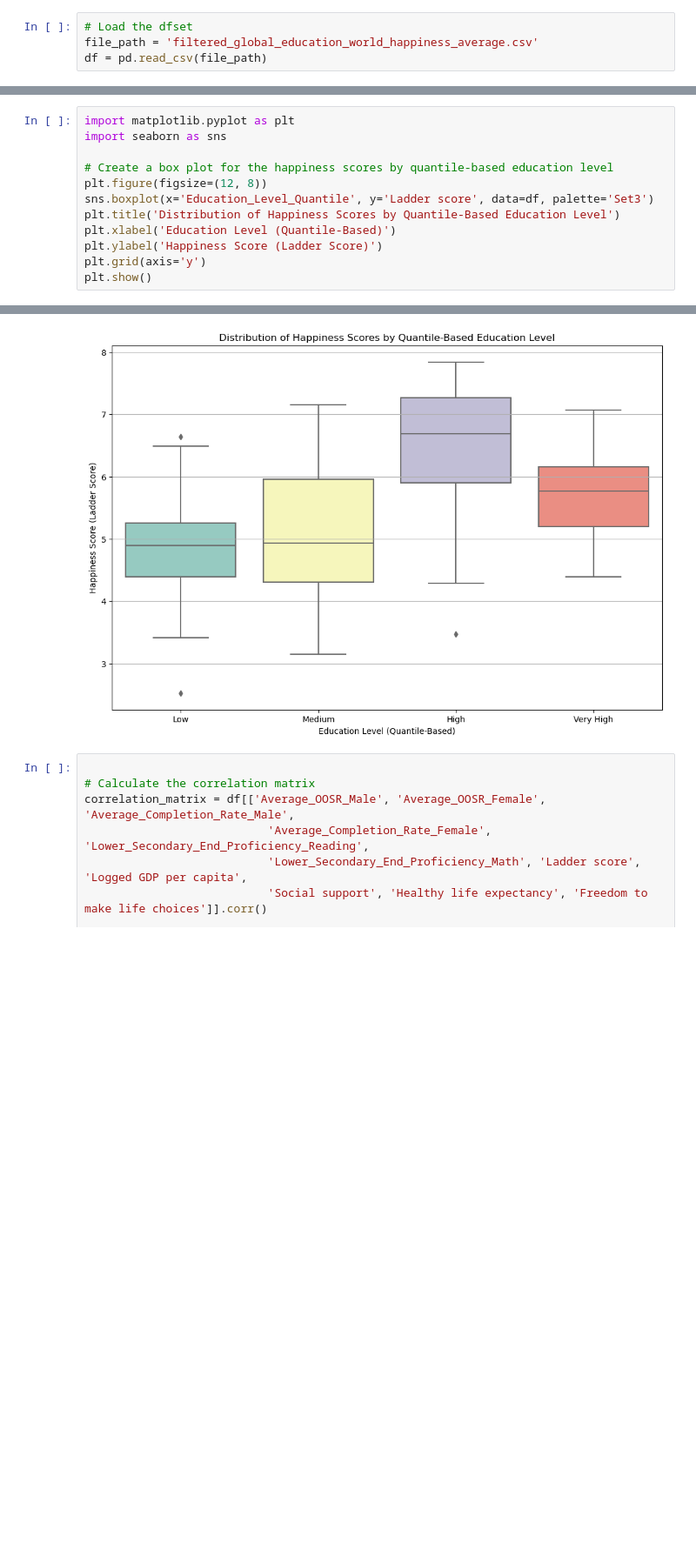
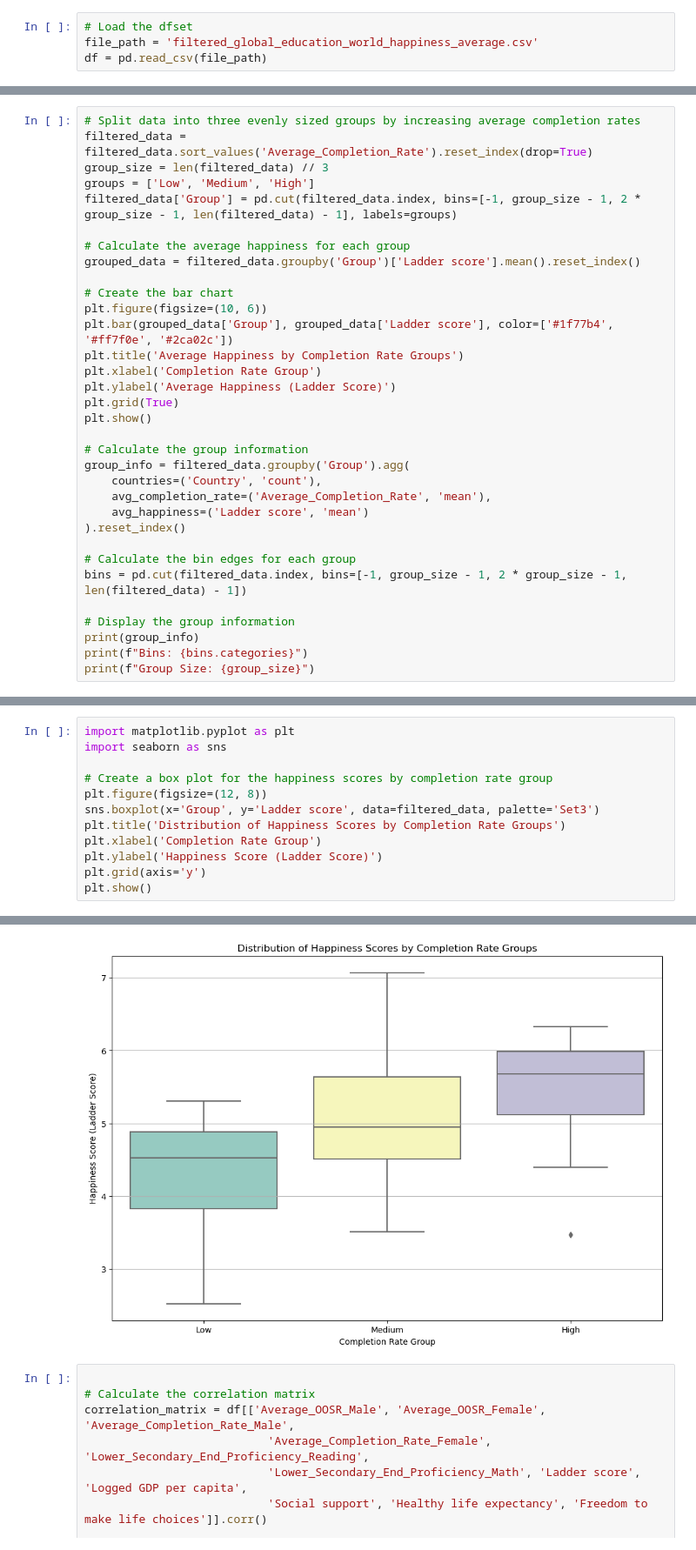
Before and after one commit to JacobHalewijn/infovis, a Jupyter notebook: draft_S.ipynb, the cells around one changed output, grey strips where cells are left out. Shown at 87% size. Saved outputs shown, nothing was run; the diff lists cells and outputs as text; blank space fills up the shorter version.

Commit message:
Average Education Score is nu Average Completion Rate geworden

```diff
--- a/draft_S.ipynb
+++ b/draft_S.ipynb
@@ -59,0 +34,33 @@ You can drop duplicate edges by setting the 'duplicates' kwarg
+# %%
+# Split data into three evenly sized groups by increasing average completion rates
+filtered_data = filtered_data.sort_values('Average_Completion_Rate').reset_index(drop=True)
+group_size = len(filtered_data) // 3
+groups = ['Low', 'Medium', 'High']
+filtered_data['Group'] = pd.cut(filtered_data.index, bins=[-1, group_size - 1, 2 * group_size - 1, len(filtered_data) - 1], labels=groups)
+
+# Calculate the average happiness for each group
+grouped_data = filtered_data.groupby('Group')['Ladder score'].mean().reset_index()
+
+# Create the bar chart
+plt.figure(figsize=(10, 6))
+plt.bar(grouped_data['Group'], grouped_data['Ladder score'], color=['#1f77b4', '#ff7f0e', '#2ca02c'])
+plt.title('Average Happiness by Completion Rate Groups')
+plt.xlabel('Completion Rate Group')
+plt.ylabel('Average Happiness (Ladder Score)')
+plt.grid(True)
+plt.show()
+
+# Calculate the group information
+group_info = filtered_data.groupby('Group').agg(
+    countries=('Country', 'count'),
+    avg_completion_rate=('Average_Completion_Rate', 'mean'),
+    avg_happiness=('Ladder score', 'mean')
+).reset_index()
+
+# Calculate the bin edges for each group
+bins = pd.cut(filtered_data.index, bins=[-1, group_size - 1, 2 * group_size - 1, len(filtered_data) - 1])
+
+# Display the group information
+print(group_info)
+print(f"Bins: {bins.categories}")
+print(f"Group Size: {group_size}")
@@ -60,18 +77,18 @@ You can drop duplicate edges by setting the 'duplicates' kwarg
 # %%
 import matplotlib.pyplot as plt
 import seaborn as sns
 
-# Create a box plot for the happiness scores by quantile-based education level
+# Create a box plot for the happiness scores by completion rate group
 plt.figure(figsize=(12, 8))
-sns.boxplot(x='Education_Level_Quantile', y='Ladder score', data=df, palette='Set3')
-plt.title('Distribution of Happiness Scores by Quantile-Based Education Level')
-plt.xlabel('Education Level (Quantile-Based)')
+sns.boxplot(x='Group', y='Ladder score', data=filtered_data, palette='Set3')
+plt.title('Distribution of Happiness Scores by Completion Rate Groups')
+plt.xlabel('Completion Rate Group')
 plt.ylabel('Happiness Score (Ladder Score)')
 plt.grid(axis='y')
 plt.show()
 # %% [output]
 The default of observed=False is deprecated and will be changed to True in a future version of pandas. Pass observed=False to retain current behavior or observed=True to adopt the future default and s ...
-[figure, old version]
+[figure, new version]
 # %%
 
 # Calculate the correlation matrix
```
Also changed, not shown: parts of 4 cells of this notebook.
